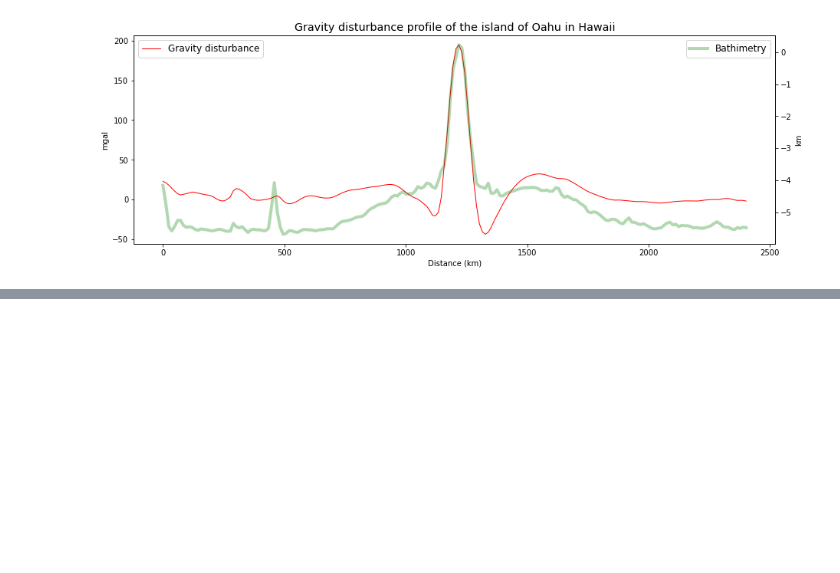
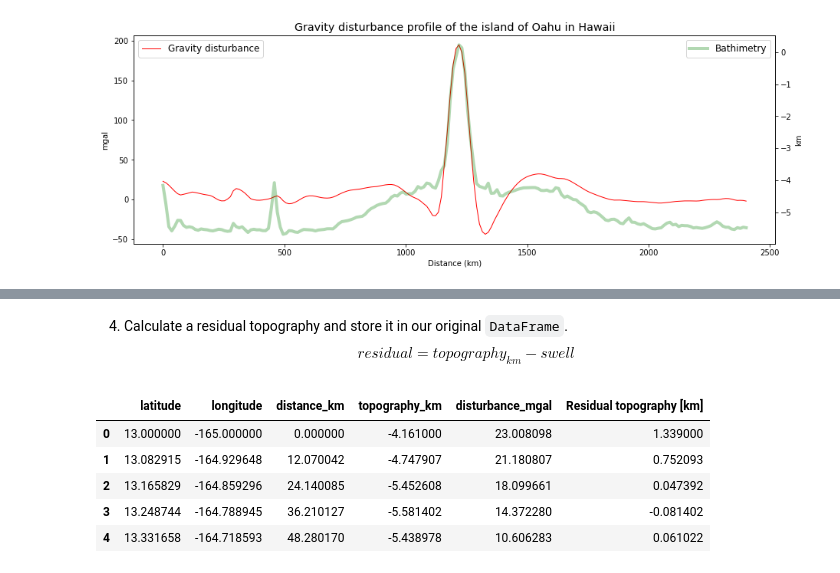
Before and after one commit to beacosenza/coco_coding_homework, a Jupyter notebook: homework_pandas.ipynb, the cells around one changed output, grey strips where cells are left out. Drawn from its saved outputs; the diff is of its cells as text; code cells hidden in the pictures; blank space fills up the shorter version.

```diff
--- a/homework_pandas.ipynb
+++ b/homework_pandas.ipynb
@@ -119,0 +159,14 @@ plt.show()
+# %% [markdown]
+4. Calculate a residual topography and store it in our original `DataFrame`.
+   $$ residual = topography_{km} - swell$$
+# %%
+data.columns
+data["Residual topography [km]"] = data["topography_km"] - h
+data.head()
+# %% [output]
+|  | latitude | longitude | distance_km | topography_km | disturbance_mgal | Residual topography [km] |
+| 0 | 13.000000 | -165.000000 | 0.000000 | -4.161000 | 23.008098 | 1.339000 |
+| 1 | 13.082915 | -164.929648 | 12.070042 | -4.747907 | 21.180807 | 0.752093 |
+| 2 | 13.165829 | -164.859296 | 24.140085 | -5.452608 | 18.099661 | 0.047392 |
+| 3 | 13.248744 | -164.788945 | 36.210127 | -5.581402 | 14.372280 | -0.081402 |
+| 4 | 13.331658 | -164.718593 | 48.280170 | -5.438978 | 10.606283 | 0.061022 |
```
Also changed, not shown: parts of 8 cells of this notebook.
